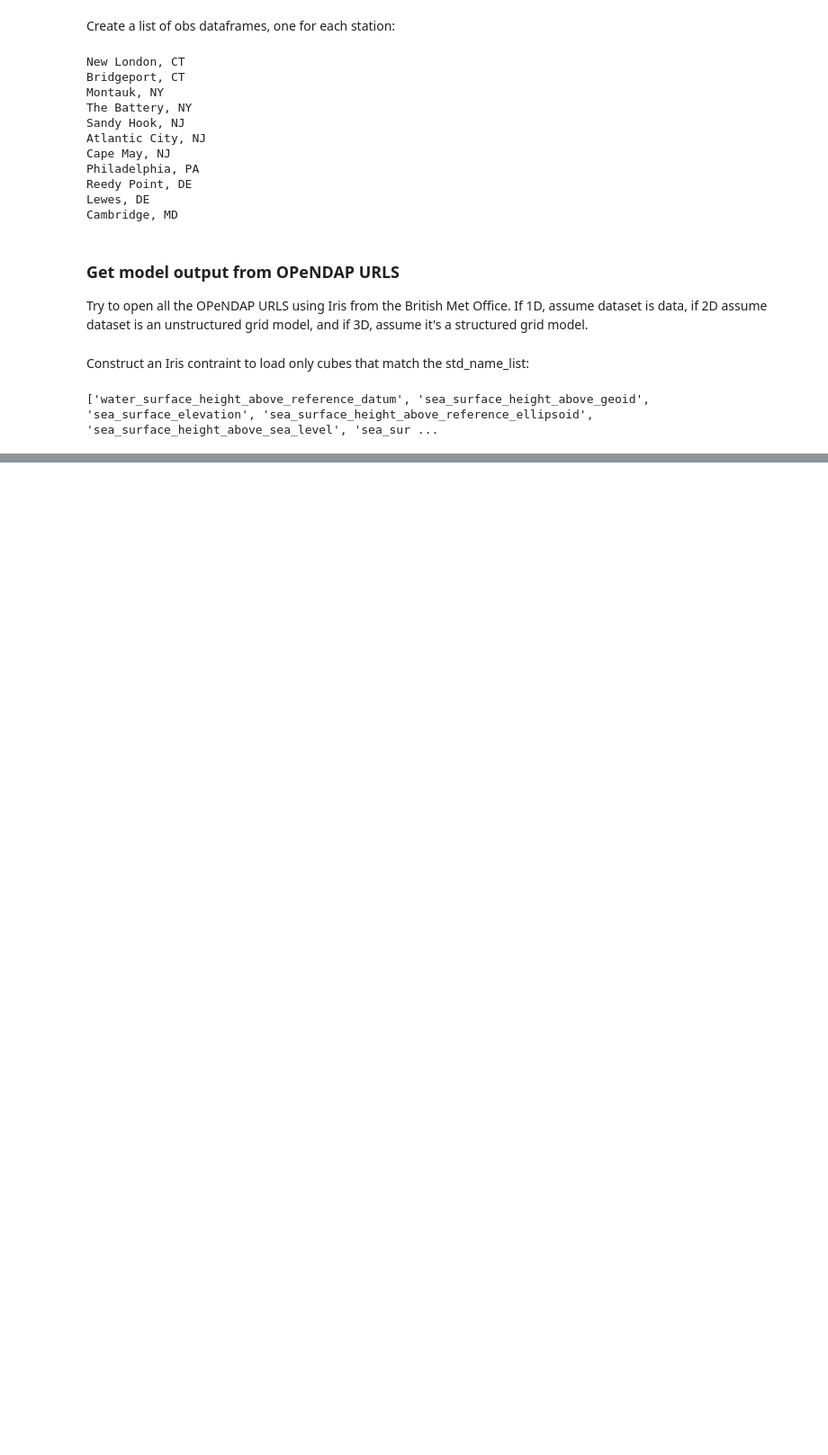
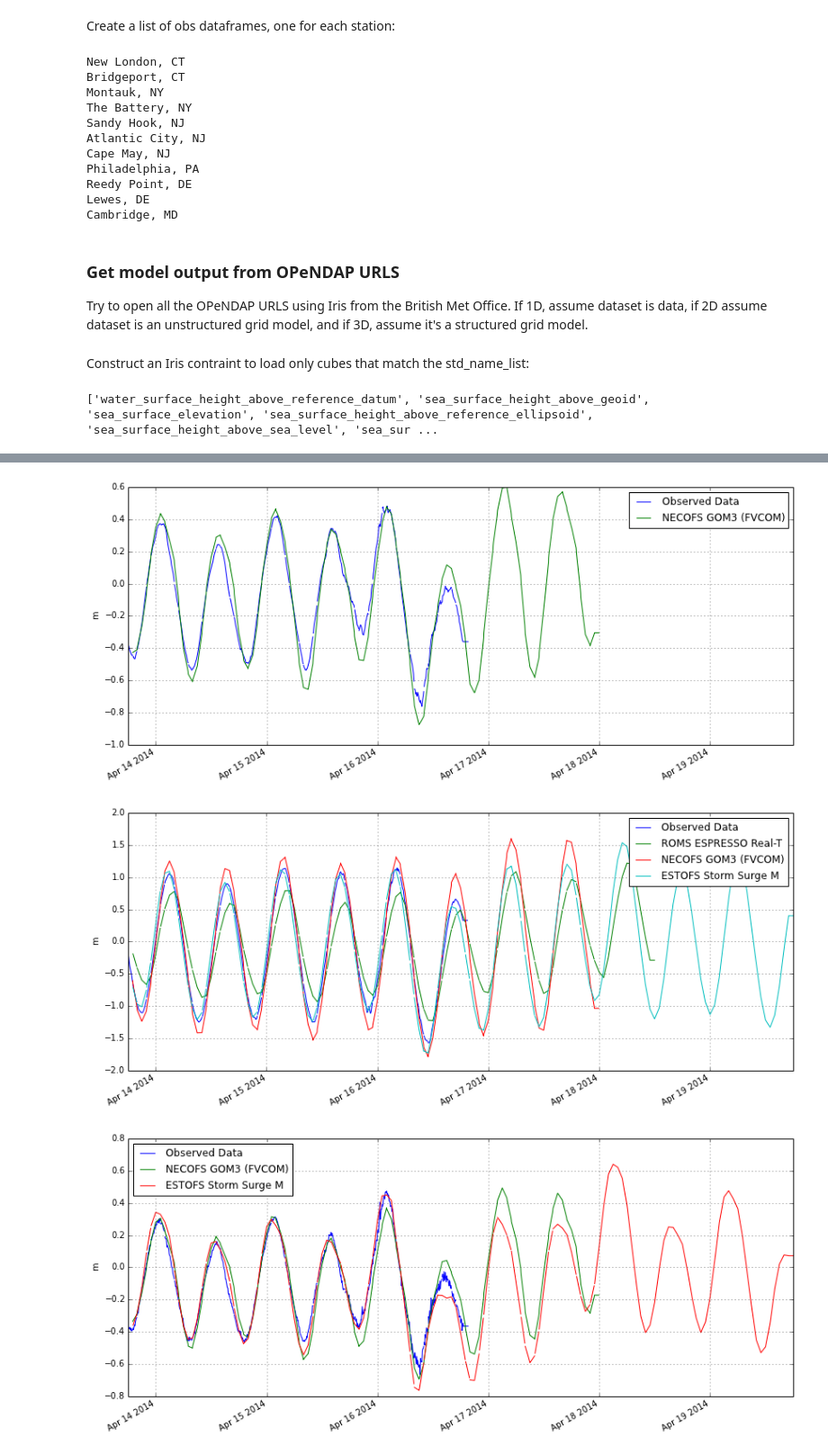
Before and after one commit to colinsongf/notebook, a Jupyter notebook: CSW/IOOS_inundation.ipynb, the cells around one changed output, grey strips where cells are left out. Shown at 90% size. Saved outputs shown, nothing was run; the diff lists cells and outputs as text; code cells hidden in the pictures; blank space fills up the shorter version.

```diff
--- a/CSW/IOOS_inundation.ipynb
+++ b/CSW/IOOS_inundation.ipynb
@@ -501,0 +507,12 @@ for df in obs_df:
+# %%
+# plot again, but now remove the mean offset (relative to data) from all plots
+for df in obs_df:
+    amean=df[jd_start:jd_now].mean()
+    df = df - amean + amean.ix[0]
+#    print amean.ix[0]-amean
+    df.plot(figsize=(14,6))
+    ylabel('m')
+# %% [output]
+[figure, added]
+[figure, added]
+[figure, added]
```
Also changed, not shown: parts of 13 cells of this notebook.
